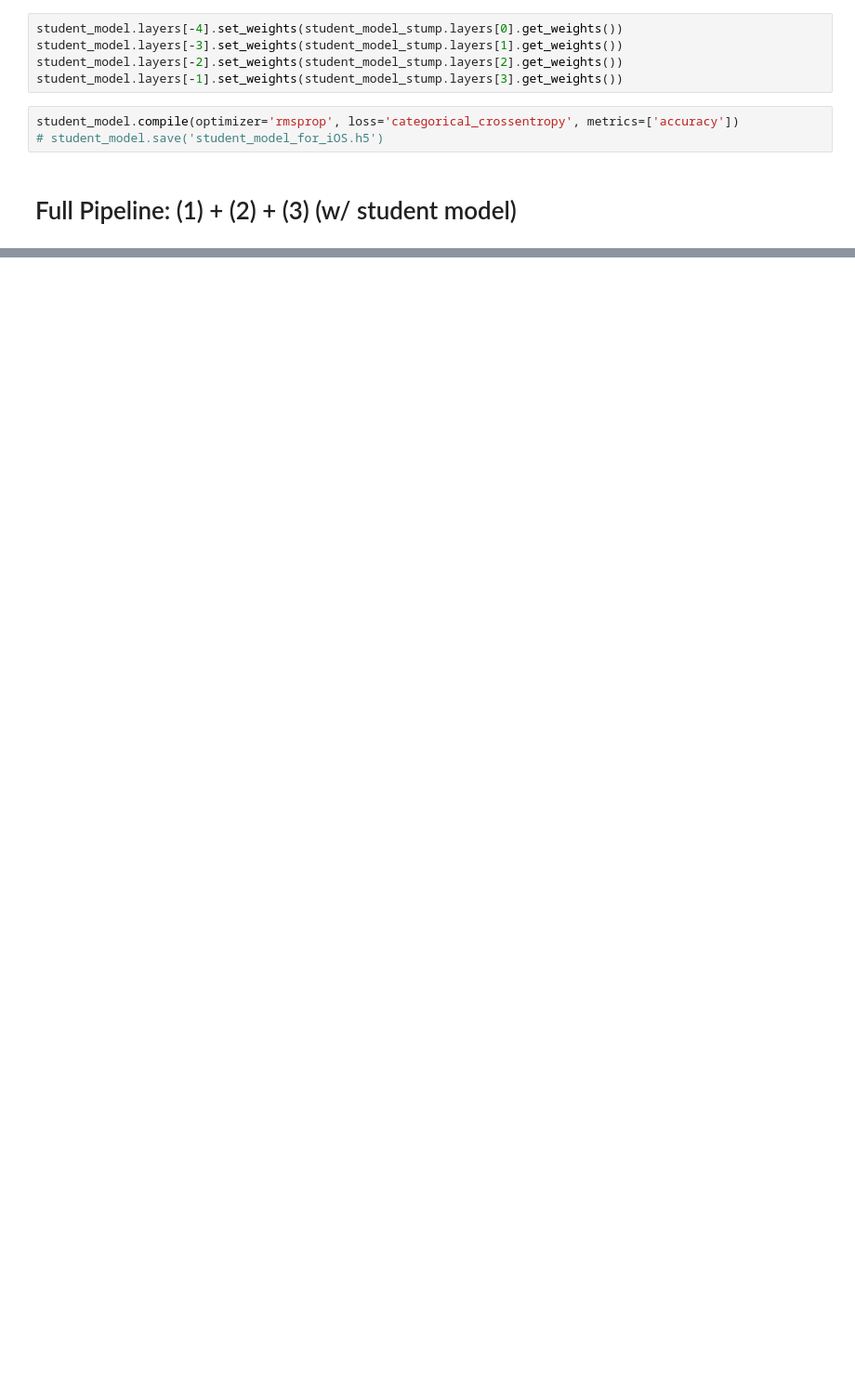
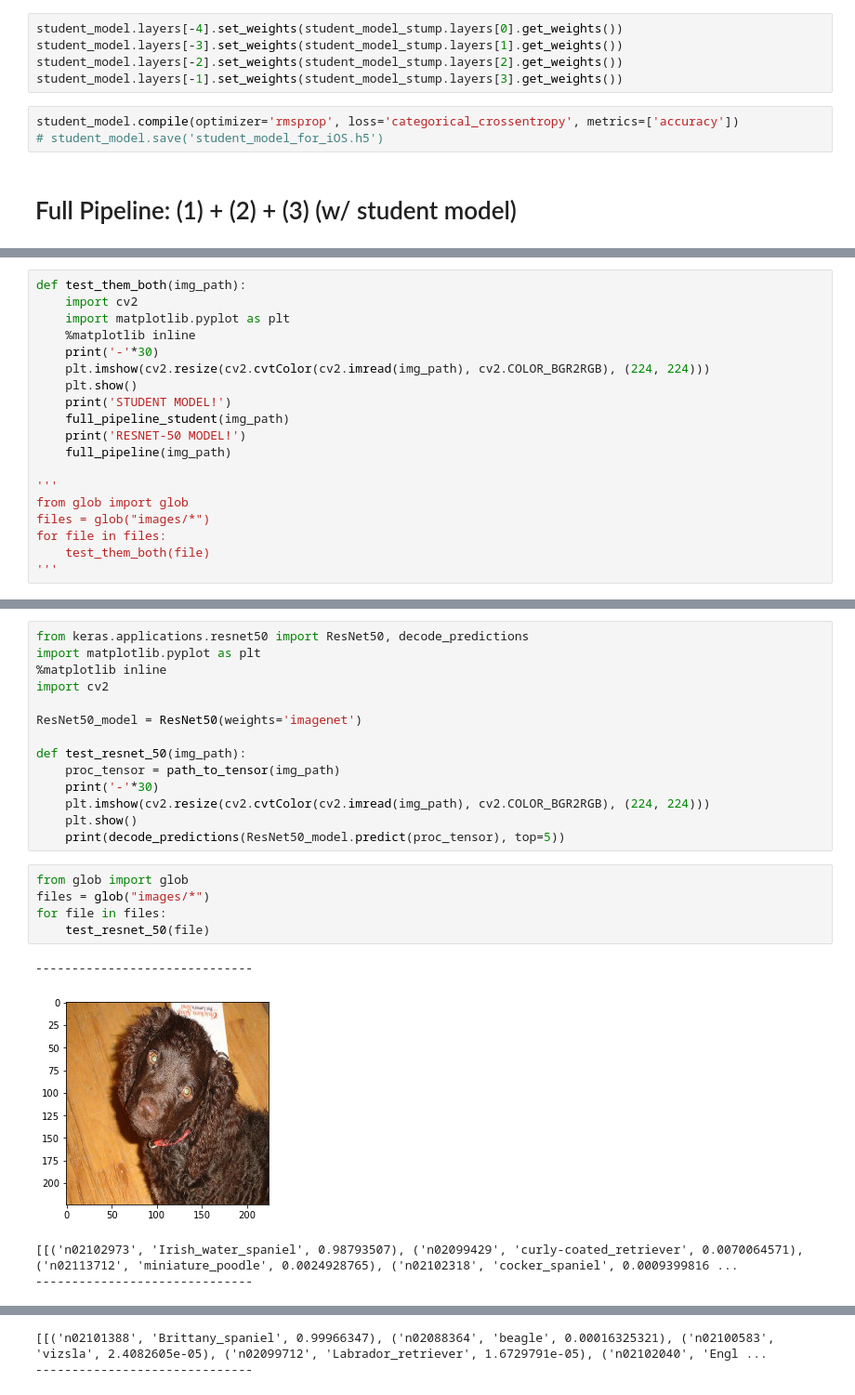
Before and after one commit to udacity/ios-ml-dog-classifier, a Jupyter notebook: python_files/some_notes.ipynb, the cells around one changed output, grey strips where cells are left out. Shown at 93% size. Saved outputs shown, nothing was run; the diff lists cells and outputs as text; blank space fills up the shorter version.

Commit message:
now with predicted probabilities

```diff
--- a/python_files/some_notes.ipynb
+++ b/python_files/some_notes.ipynb
@@ -211,0 +198,19 @@ Boston_terrier
+# %%
+def test_them_both(img_path):
+    import cv2
+    import matplotlib.pyplot as plt
+    %matplotlib inline
+    print('-'*30)
+    plt.imshow(cv2.resize(cv2.cvtColor(cv2.imread(img_path), cv2.COLOR_BGR2RGB), (224, 224)))
+    plt.show()
+    print('STUDENT MODEL!')
+    full_pipeline_student(img_path)
+    print('RESNET-50 MODEL!')
+    full_pipeline(img_path)
+
+'''
+from glob import glob
+files = glob("images/*")
+for file in files:
+    test_them_both(file)
+'''
@@ -211,0 +221,24 @@ Boston_terrier
+# %%
+from keras.applications.resnet50 import ResNet50, decode_predictions
+import matplotlib.pyplot as plt
+%matplotlib inline
+import cv2
+
+ResNet50_model = ResNet50(weights='imagenet')
+
+def test_resnet_50(img_path):
+    proc_tensor = path_to_tensor(img_path)
+    print('-'*30)
+    plt.imshow(cv2.resize(cv2.cvtColor(cv2.imread(img_path), cv2.COLOR_BGR2RGB), (224, 224)))
+    plt.show()
+    print(decode_predictions(ResNet50_model.predict(proc_tensor), top=5))
+# %%
+from glob import glob
+files = glob("images/*")
+for file in files:
+    test_resnet_50(file)
+# %% [output]
+------------------------------
+[figure, added]
+[[('n02102973', 'Irish_water_spaniel', 0.98793507), ('n02099429', 'curly-coated_retriever', 0.0070064571), ('n02113712', 'miniature_poodle', 0.0024928765), ('n02102318', 'cocker_spaniel', 0.0009399816 ...
+------------------------------
@@ -211,0 +246,2 @@ Boston_terrier
+[[('n02101388', 'Brittany_spaniel', 0.99966347), ('n02088364', 'beagle', 0.00016325321), ('n02100583', 'vizsla', 2.4082605e-05), ('n02099712', 'Labrador_retriever', 1.6729791e-05), ('n02102040', 'Engl ...
+------------------------------
```
Also changed, not shown: parts of 15 cells of this notebook, 18 other files.
